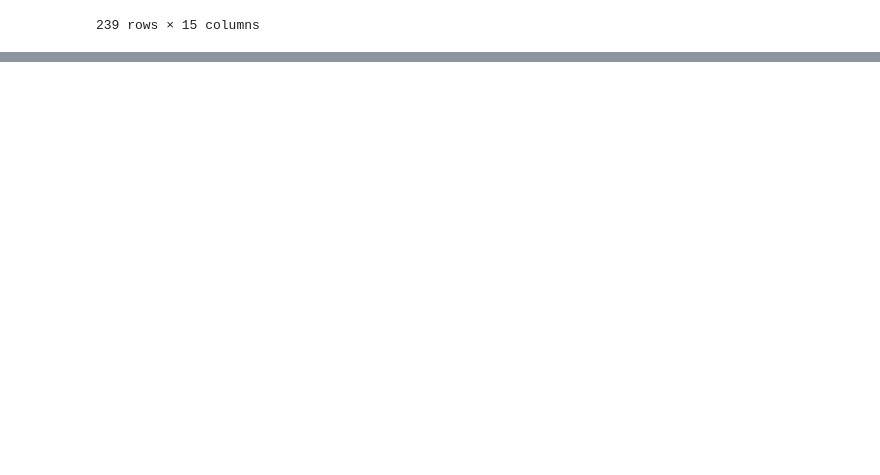
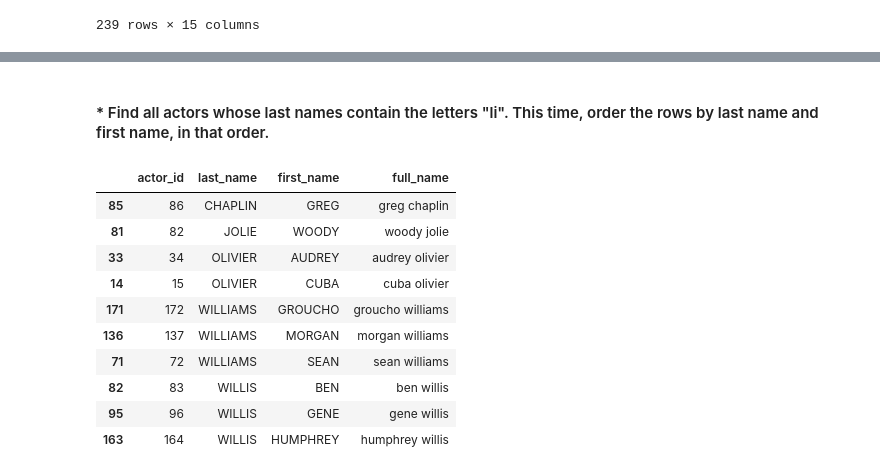
Before and after one commit to david-ryan-alviola/numpy-pandas-visualization-exercises, a Jupyter notebook: advanced_dataframes.ipynb, the cells around one changed output, grey strips where cells are left out. Saved outputs shown, nothing was run; the diff lists cells and outputs as text; code cells hidden in the pictures; blank space fills up the shorter version.

```diff
--- a/advanced_dataframes.ipynb
+++ b/advanced_dataframes.ipynb
@@ -221,0 +407,17 @@ countries
+# %% [markdown]
+#### * Find all actors whose last names contain the letters "li". This time, order the rows by last name and first name, in that order.
+# %%
+last_name_li = actors[actors.last_name.str.find("LI") > - 1]
+last_name_li[['actor_id', 'last_name', 'first_name', 'full_name']].sort_values(['last_name', 'first_name'])
+# %% [output]
+|  | actor_id | last_name | first_name | full_name |
+| 85 | 86 | CHAPLIN | GREG | greg chaplin |
+| 81 | 82 | JOLIE | WOODY | woody jolie |
+| 33 | 34 | OLIVIER | AUDREY | audrey olivier |
+| 14 | 15 | OLIVIER | CUBA | cuba olivier |
+| 171 | 172 | WILLIAMS | GROUCHO | groucho williams |
+| 136 | 137 | WILLIAMS | MORGAN | morgan williams |
+| 71 | 72 | WILLIAMS | SEAN | sean williams |
+| 82 | 83 | WILLIS | BEN | ben willis |
+| 95 | 96 | WILLIS | GENE | gene willis |
+| 163 | 164 | WILLIS | HUMPHREY | humphrey willis |
```
Also changed, not shown: parts of 25 cells of this notebook.
